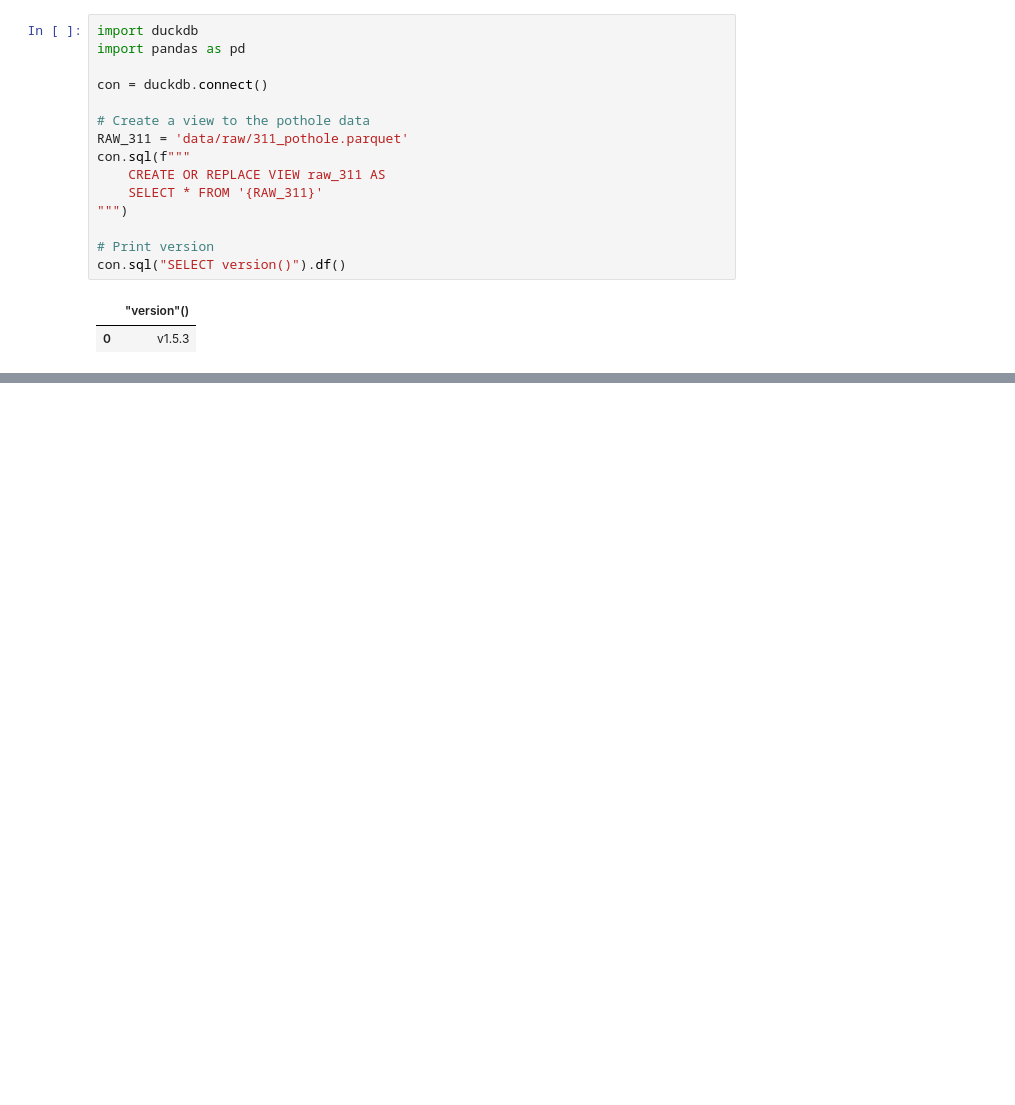
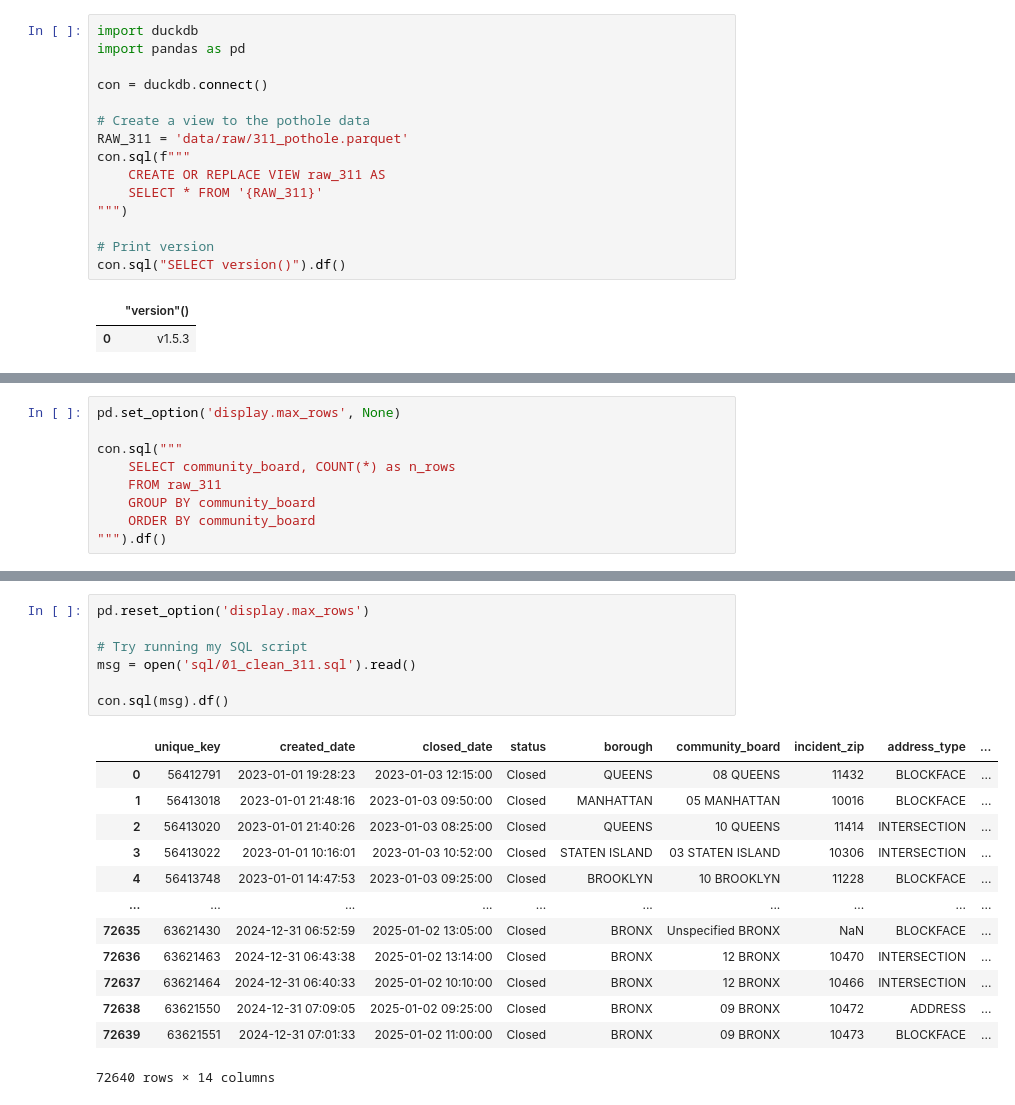
Before and after one commit to amnion/nyc-potholes, a Jupyter notebook: sandbox.ipynb, the cells around one changed output, grey strips where cells are left out. Saved outputs shown, nothing was run; the diff lists cells and outputs as text; blank space fills up the shorter version.

Commit message:
fetch data, two sql cleaners, etc

```diff
--- a/sandbox.ipynb
+++ b/sandbox.ipynb
@@ -66,0 +204,9 @@ con.sql("""
+# %%
+pd.set_option('display.max_rows', None)
+
+con.sql("""
+    SELECT community_board, COUNT(*) as n_rows
+    FROM raw_311
+    GROUP BY community_board
+    ORDER BY community_board
+""").df()
@@ -66,0 +361,21 @@ con.sql("""
+# %%
+pd.reset_option('display.max_rows')
+
+# Try running my SQL script
+msg = open('sql/01_clean_311.sql').read()
+
+con.sql(msg).df()
+# %% [output]
+|  | unique_key | created_date | closed_date | status | borough | community_board | incident_zip | address_type | ... |
+| 0 | 56412791 | 2023-01-01 19:28:23 | 2023-01-03 12:15:00 | Closed | QUEENS | 08 QUEENS | 11432 | BLOCKFACE | ... |
+| 1 | 56413018 | 2023-01-01 21:48:16 | 2023-01-03 09:50:00 | Closed | MANHATTAN | 05 MANHATTAN | 10016 | BLOCKFACE | ... |
+| 2 | 56413020 | 2023-01-01 21:40:26 | 2023-01-03 08:25:00 | Closed | QUEENS | 10 QUEENS | 11414 | INTERSECTION | ... |
+| 3 | 56413022 | 2023-01-01 10:16:01 | 2023-01-03 10:52:00 | Closed | STATEN ISLAND | 03 STATEN ISLAND | 10306 | INTERSECTION | ... |
+| 4 | 56413748 | 2023-01-01 14:47:53 | 2023-01-03 09:25:00 | Closed | BROOKLYN | 10 BROOKLYN | 11228 | BLOCKFACE | ... |
+| ... | ... | ... | ... | ... | ... | ... | ... | ... | ... |
+| 72635 | 63621430 | 2024-12-31 06:52:59 | 2025-01-02 13:05:00 | Closed | BRONX | Unspecified BRONX | NaN | BLOCKFACE | ... |
+| 72636 | 63621463 | 2024-12-31 06:43:38 | 2025-01-02 13:14:00 | Closed | BRONX | 12 BRONX | 10470 | INTERSECTION | ... |
+| 72637 | 63621464 | 2024-12-31 06:40:33 | 2025-01-02 10:10:00 | Closed | BRONX | 12 BRONX | 10466 | INTERSECTION | ... |
+| 72638 | 63621550 | 2024-12-31 07:09:05 | 2025-01-02 09:25:00 | Closed | BRONX | 09 BRONX | 10472 | ADDRESS | ... |
+| 72639 | 63621551 | 2024-12-31 07:01:33 | 2025-01-02 11:00:00 | Closed | BRONX | 09 BRONX | 10473 | BLOCKFACE | ... |
+72640 rows × 14 columns
```
Also changed, not shown: parts of 18 cells of this notebook, 10 other files.
